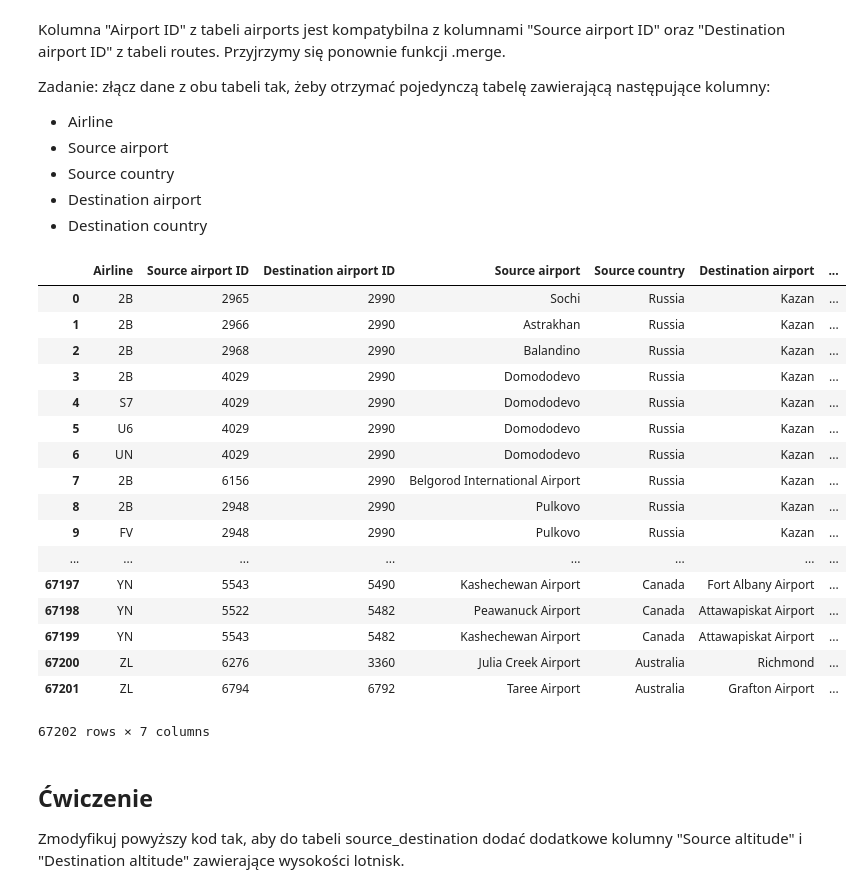
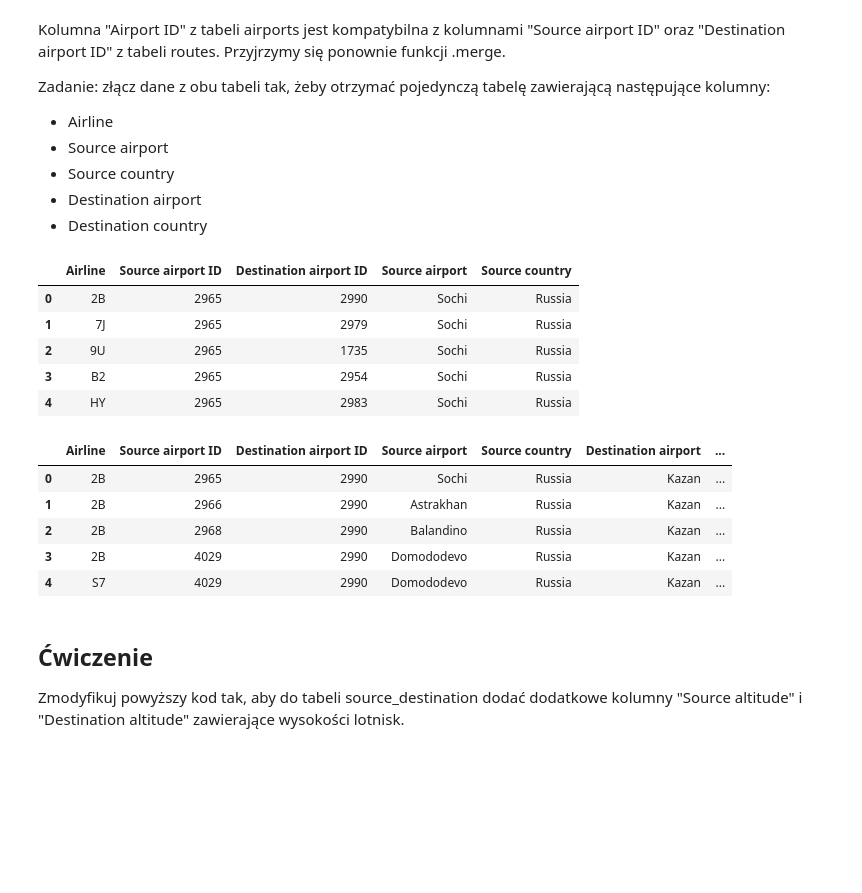
Before and after one commit to DELabUW/szkola-letnia-2015, a Jupyter notebook: zajecia/dzien2_concatenation_reshaping_grouping.ipynb, the cells around one changed output. Cells and saved outputs as stored; diff of their text form; code cells hidden in the pictures; blank space fills up the shorter version.

```diff
--- a/zajecia/dzien2_concatenation_reshaping_grouping.ipynb
+++ b/zajecia/dzien2_concatenation_reshaping_grouping.ipynb
@@ -104,0 +109,6 @@ Z niektórych numerów wykonano wiele połączeń -- w nowej tabeli znajdą się
+# %%
+import pandas as pd
+
+airports = pd.read_csv("../dane/airports.csv", header=None)
+airports.columns = ["Airport ID", "Name", "City", "Country", "IATA/FAA", "ICAO", "Latitude", "Longitude",
+                    "Altitude", "Timezone", "DST", "Tz database time zone"]
@@ -107,9 +192,7 @@ Posłużymy się ponownie danymi lotniczymi. Tym razem wczytamy dane dotyczące
 
 <img src="openflights-routedb.png" />
 # %%
-airports = pd.read_csv("../dane/airports.csv", header=None)
 routes = pd.read_csv("../dane/routes.csv", header=None, na_values=["\\N"])
-airports.columns = ["Airport ID", "Name", "City", "Country", "IATA/FAA", "ICAO", "Latitude", "Longitude", "Altitude", "Timezone", "DST", "Tz database time zone"]
 routes.columns = ["Airline",
                   "Airline ID",
                   "Source airport",
@@ -129,40 +212,35 @@ Zadanie: złącz dane z obu tabeli tak, żeby otrzymać pojedynczą tabelę zawi
 * Destination airport
 * Destination country
 # %%
-d1 = airports[["Airport ID", "Name", "Country"]]
-d1.columns = ["Airport ID", "Source airport", "Source country"]
+r = airports[["Airport ID", "Name", "Country"]]
+r.columns = ["Airport ID", "Source airport", "Source country"]
 
-r1 = pd.merge(routes[["Airline", "Source airport ID", "Destination airport ID"]],
-              d1, left_on="Source airport ID", right_on="Airport ID")
-r1 = r1.drop('Airport ID', 1)
+l = routes[["Airline", "Source airport ID", "Destination airport ID"]]
+l = pd.merge(l, r, left_on="Source airport ID", right_on="Airport ID")
+l = l.drop('Airport ID', 1)
 
-
-d2 = airports[["Airport ID", "Name", "Country"]]
-d2.columns = ["Airport ID", "Destination airport", "Destination country"]
-
-source_destination = pd.merge(r1, d2, left_on="Destination airport ID", right_on="Airport ID")
-source_destination = source_destination.drop('Airport ID', 1)
-
-source_destination
+l.head()
 # %% [output]
-|  | Airline | Source airport ID | Destination airport ID | Source airport | Source country | Destination airport | ... |
-| 0 | 2B | 2965 | 2990 | Sochi | Russia | Kazan | ... |
-| 1 | 2B | 2966 | 2990 | Astrakhan | Russia | Kazan | ... |
-| 2 | 2B | 2968 | 2990 | Balandino | Russia | Kazan | ... |
-| 3 | 2B | 4029 | 2990 | Domododevo | Russia | Kazan | ... |
-| 4 | S7 | 4029 | 2990 | Domododevo | Russia | Kazan | ... |
-| 5 | U6 | 4029 | 2990 | Domododevo | Russia | Kazan | ... |
-| 6 | UN | 4029 | 2990 | Domododevo | Russia | Kazan | ... |
-| 7 | 2B | 6156 | 2990 | Belgorod International Airport | Russia | Kazan | ... |
-| 8 | 2B | 2948 | 2990 | Pulkovo | Russia | Kazan | ... |
-| 9 | FV | 2948 | 2990 | Pulkovo | Russia | Kazan | ... |
-| ... | ... | ... | ... | ... | ... | ... | ... |
-| 67197 | YN | 5543 | 5490 | Kashechewan Airport | Canada | Fort Albany Airport | ... |
-| 67198 | YN | 5522 | 5482 | Peawanuck Airport | Canada | Attawapiskat Airport | ... |
-| 67199 | YN | 5543 | 5482 | Kashechewan Airport | Canada | Attawapiskat Airport | ... |
-| 67200 | ZL | 6276 | 3360 | Julia Creek Airport | Australia | Richmond | ... |
-| 67201 | ZL | 6794 | 6792 | Taree Airport | Australia | Grafton Airport | ... |
+|  | Airline | Source airport ID | Destination airport ID | Source airport | Source country |
+| 0 | 2B | 2965 | 2990 | Sochi | Russia |
+| 1 | 7J | 2965 | 2979 | Sochi | Russia |
+| 2 | 9U | 2965 | 1735 | Sochi | Russia |
+| 3 | B2 | 2965 | 2954 | Sochi | Russia |
+| 4 | HY | 2965 | 2983 | Sochi | Russia |
-67202 rows × 7 columns
+# %%
+r.columns = ["Airport ID", "Destination airport", "Destination country"]
+
+source_destination = pd.merge(l, r, left_on="Destination airport ID", right_on="Airport ID")
+source_destination = source_destination.drop('Airport ID', 1)
+
+source_destination.head()
+# %% [output]
+|  | Airline | Source airport ID | Destination airport ID | Source airport | Source country | Destination airport | ... |
+| 0 | 2B | 2965 | 2990 | Sochi | Russia | Kazan | ... |
+| 1 | 2B | 2966 | 2990 | Astrakhan | Russia | Kazan | ... |
+| 2 | 2B | 2968 | 2990 | Balandino | Russia | Kazan | ... |
+| 3 | 2B | 4029 | 2990 | Domododevo | Russia | Kazan | ... |
+| 4 | S7 | 4029 | 2990 | Domododevo | Russia | Kazan | ... |
 # %% [markdown]
 ## Ćwiczenie
 
```
Also changed, not shown: parts of 15 cells of this notebook, 1 other file.
